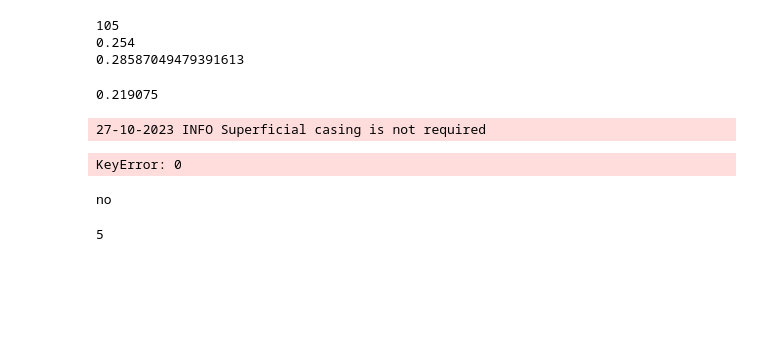
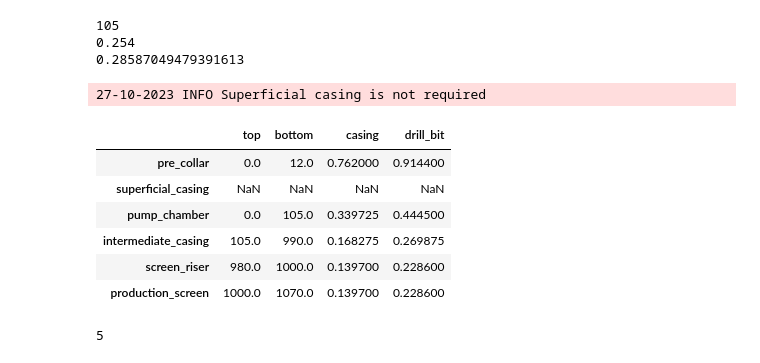
Before and after one commit to 08dhuh/geodrillcalc, a Jupyter notebook: geodrillcalc/calc.ipynb, the cells around one changed output. Cells and saved outputs as stored; diff of their text form; code cells hidden in the pictures; blank space fills up the shorter version.

Commit message:
fixed issue with the drill_bit method. All tests passed and the methods are working as intended

```diff
--- a/geodrillcalc/calc.ipynb
+++ b/geodrillcalc/calc.ipynb
@@ -636,7 +636,7 @@ def calculate_superficial_casing_diameter(is_superficial_casing_required,
         return np.nan
 # pre-collar cd and drill-bit next
 
-def calculate_drill_bit_diameters(casing_stage_diameter:float,
+def calculate_drill_bit_diameter(casing_stage_diameter:float,
                                   casing_recommended_bit_dataframe:pd.DataFrame):
     """
     Recommended bit diameters
@@ -649,9 +649,13 @@ def calculate_drill_bit_diameters(casing_stage_diameter:float,
         drill_bit_diameter
     """
     col1, col2 = casing_recommended_bit_dataframe.columns
-    value = casing_recommended_bit_dataframe.loc[casing_recommended_bit_dataframe[col1]==casing_stage_diameter][col2]
-    print(value[0])
-    return casing_recommended_bit_dataframe.loc[casing_recommended_bit_dataframe[col1]==casing_stage_diameter][col2]
+    value = casing_recommended_bit_dataframe.loc[casing_recommended_bit_dataframe[col1]==casing_stage_diameter][col2].values
+    if len(value) > 0:
+        return value[0]
+    else:
+        logger.error("Missing or non-matching values. Check arguments of calculate_drill_bit_diameter")
+        return np.nan
+
 
 def calculate_screen_depths(depth_to_top_screen, screen_length, aquifer_thickness):
     """
@@ -669,10 +673,6 @@ def calculate_screen_depths(depth_to_top_screen, screen_length, aquifer_thicknes
     if aquifer_thickness < screen_length:
         raise ValueError("aquifer thickness should be smaller than the screen length")
     return [depth_to_top_screen, round(depth_to_top_screen + screen_length)]
-# %%
-print(prod_casing_diameter)
-# %% [output]
-0.219075
 # %%
 depth_to_aquifer_base = 3
 aquifer_thickness = 221
@@ -690,43 +690,41 @@ superficial_casing_required = is_superficial_casing_required(depth_to_aquifer_ba
 casing_stages.loc['superficial_casing'] = [*calculate_superficial_casing_depths(superficial_casing_required,
                                                                                 depth_to_aquifer_base),
                                            calculate_superficial_casing_diameter(superficial_casing_required)]
 
 
 intermediate_casing_diameter = calculate_intermediate_casing_diameter(prod_screen_diameter,
                                                                        .1397,
                                                                        casing_diameter_data) #needs separate pipeline for the second argument
 
 separate_pump_chamber_required = is_separate_pump_chamber_required(True,
                                                                       intermediate_casing_diameter,
                                                                       minimum_pump_housing_diameter)
 
 casing_stages.loc['pump_chamber'] = [*calculate_pump_chamber_depths(separate_pump_chamber_required,pump_inlet_depth),
                                      calculate_pump_chamber_diameter(minimum_pump_housing_diameter,
                                                                      casing_diameter_data)]
 
 casing_stages.loc['intermediate_casing'] = [*calculate_intermediate_casing_depths(depth_to_top_screen,
                                                                                   separate_pump_chamber_required,
                                                                                   casing_stages.loc['pump_chamber']['bottom']),
                                                                                   intermediate_casing_diameter]
 casing_stages.loc['screen_riser'] = [*calculate_screen_riser_depths(depth_to_top_screen),
                                      calculate_screen_riser_diameter(prod_screen_diameter)]
 casing_stages.loc['production_screen'] = [*calculate_screen_depths(depth_to_top_screen,production_SL,aquifer_thickness),
                                           prod_screen_diameter]
 
-casing_stages['drill_bit'] = casing_stages.apply( lambda row: calculate_drill_bit_diameters(row['casing'], casing_recommended_bit_data) if not np.isnan(row['casing']) else row['casing'],
+casing_stages['drill_bit'] = casing_stages.apply( lambda row: calculate_drill_bit_diameter(row['casing'], casing_recommended_bit_data) if not np.isnan(row['casing']) else row['casing'],
                                                  axis=1)
 casing_stages
 # %% [output]
 27-10-2023 INFO Superficial casing is not required
-KeyError: 0
+|  | top | bottom | casing | drill_bit |
+| pre_collar | 0.0 | 12.0 | 0.762000 | 0.914400 |
+| superficial_casing | NaN | NaN | NaN | NaN |
+| pump_chamber | 0.0 | 105.0 | 0.339725 | 0.444500 |
+| intermediate_casing | 105.0 | 990.0 | 0.168275 | 0.269875 |
+| screen_riser | 980.0 | 1000.0 | 0.139700 | 0.228600 |
+| production_screen | 1000.0 | 1070.0 | 0.139700 | 0.228600 |
-# %%
-a = np.nan
-if a==np.nan:
-    print('yes')
-else:
-    print('no')
-# %% [output]
-no
 # %%
 #STAGE 4. DEFINE COST COMPONENTS
 # %%
```
